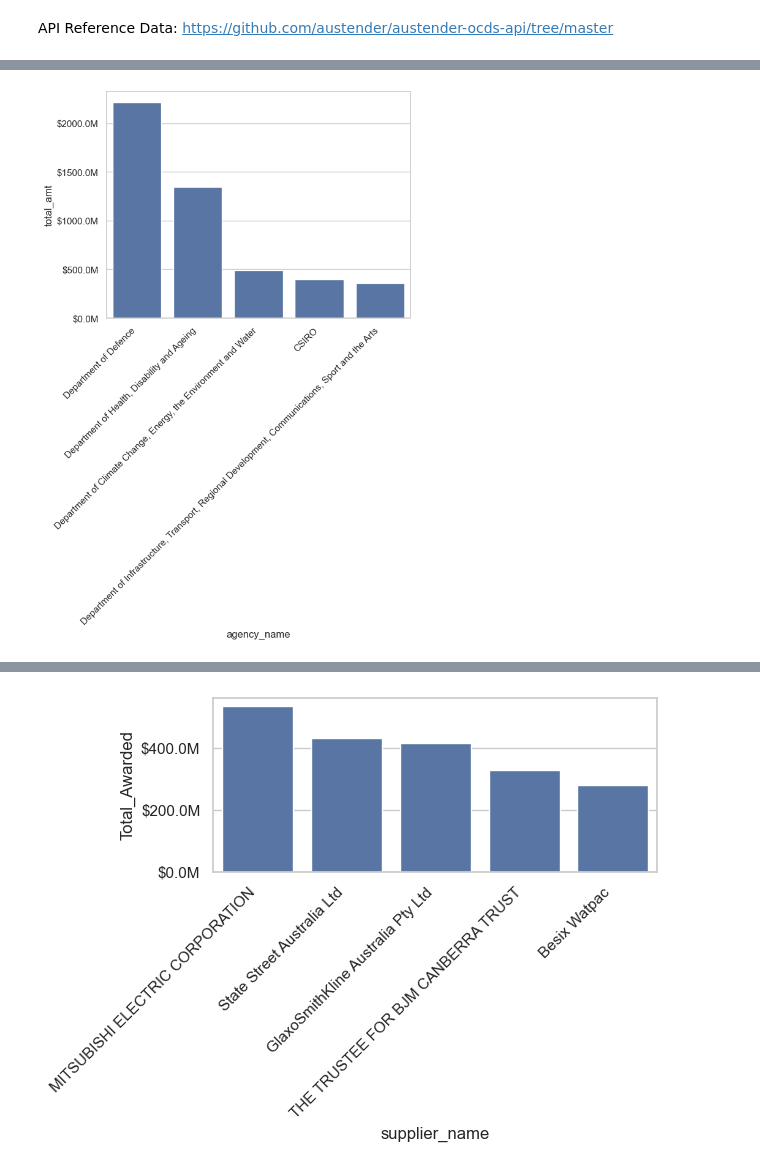
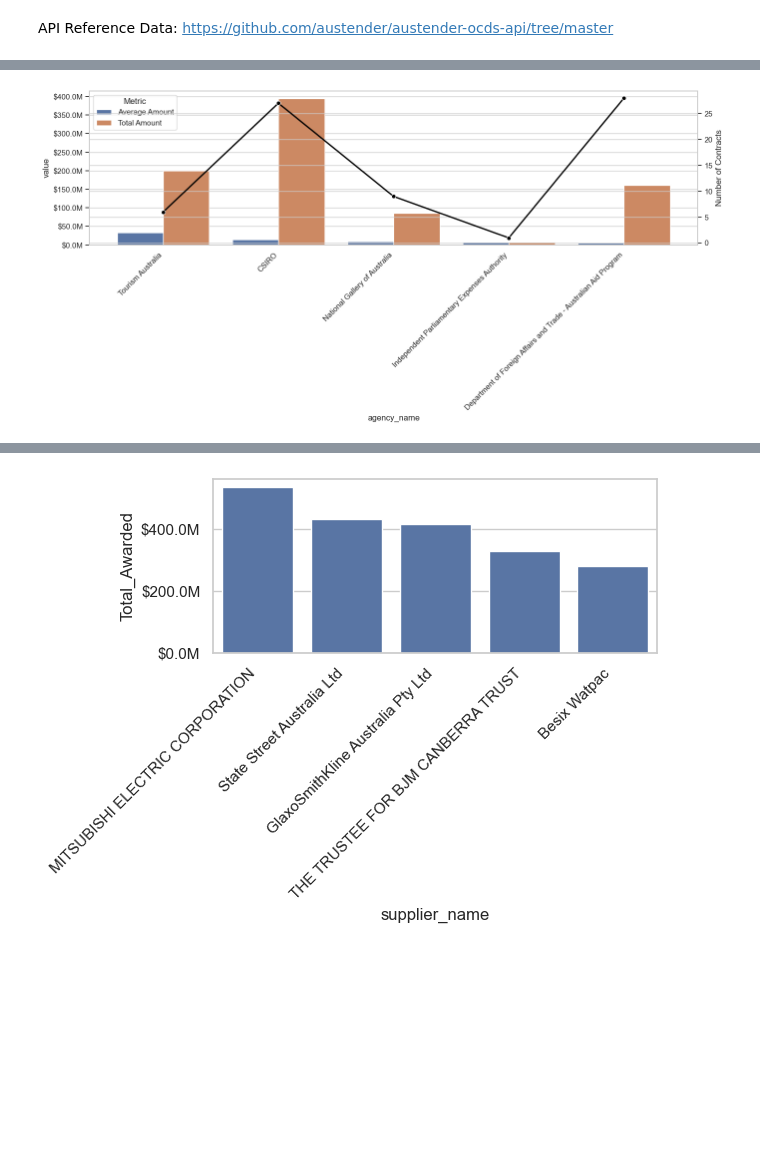
Before and after one commit to ShaunVN/Project_AusTender, a Jupyter notebook: src/source_code.ipynb, the cells around one changed output, grey strips where cells are left out. Cells and saved outputs as stored; diff of their text form; code cells hidden in the pictures; blank space fills up the shorter version.

Commit message:
Added in Top 5 Agency Spending Chart

```diff
--- a/src/source_code.ipynb
+++ b/src/source_code.ipynb
@@ -158,5 +158,5 @@ while True:
 
     current = read_more_austender_data(next_url)
 # %%
-austrade_df = pandas_data_frame(pages)
+austender_df = pandas_data_frame(pages)
 # %%
@@ -204,4 +204,16 @@ austrade_df
 # %%
-top5AgencySpend = austrade_df.groupby('agency_name',as_index=False).agg(total_amt = ('amount','sum')).sort_values('total_amt',ascending=False).head(5)
+#Top 5 By Average Amount Spend per trender by Agency during the Period.
+#Also listing Total Amount
+
+top5AgencySpend = austender_df.groupby(
+    'agency_name',as_index=False
+    ).agg(
+        avg_amount = ('amount','mean'),
+        total_amount = ('amount','sum'),
+        num_of_contracts = ('contract_id','count')
+        ).sort_values('avg_amount',ascending=False).head(5)
+
+#top5AgencySpend['avg_amount'] = top5AgencySpend['avg_amount'].apply(lambda x : f'{x:,.0f}')
+#top5AgencySpend['total_amount'] = top5AgencySpend['total_amount'].apply(lambda x : f'{x:,.0f}')
 top5AgencySpend
 # %% [output]
@@ -214,9 +226,65 @@ top5AgencySpend
 # %%
-sns.barplot(data=top5AgencySpend,x='agency_name',y='total_amt')
-plt.gca().yaxis.set_major_formatter(mtick.FuncFormatter(lambda x,_:f'${x/1_000_000:.1f}M')
+plot_top5AgencySpend = top5AgencySpend.melt(
+    id_vars='agency_name',
+    value_vars = ['avg_amount','total_amount','num_of_contracts'],
+    var_name='metric',
+    value_name = 'value'
 )
-plt.xticks(rotation=45,ha='right')
+
+
+bars_df = plot_top5AgencySpend[
+    plot_top5AgencySpend['metric'].isin(['avg_amount','total_amount'])
+    ]
+
+line_df = plot_top5AgencySpend[
+    plot_top5AgencySpend['metric']==('num_of_contracts')
+    ]
+
+fig, ax1 = plt.subplots(figsize=(14,7))
+
+sns.barplot(
+    data=bars_df,
+    x='agency_name',
+    y='value',
+    hue='metric',
+    ax=ax1
+)
+
+ax1.yaxis.set_major_formatter(
+    mtick.FuncFormatter(lambda x,_:f'${x/1_000_000:.1f}M')
+)
+
+ax2= ax1.twinx()
+
+
+
+sns.lineplot(
+    data=line_df,
+    x='agency_name',
+    y='value',
+    marker='o',
+    color='black',
+    linewidth=2,
+    ax = ax2,
+    legend=False
+)
+
+ax2.set_ylabel('Number of Contracts')
+
+handles,labels = ax1.get_legend_handles_labels()
+ax1.legend(
+    handles,
+    ['Average Amount','Total Amount'],
+    title='Metric',
+    loc='upper left'
+    )
+
+
+ax1.set_xticklabels(ax1.get_xticklabels(), rotation=45,ha='right')
+
+
 plt.tight_layout()
+plt.show()
 # %% [output]
-[figure, old version]
+[figure, new version]
 # %%
```
Also changed, not shown: parts of 4 cells of this notebook.
